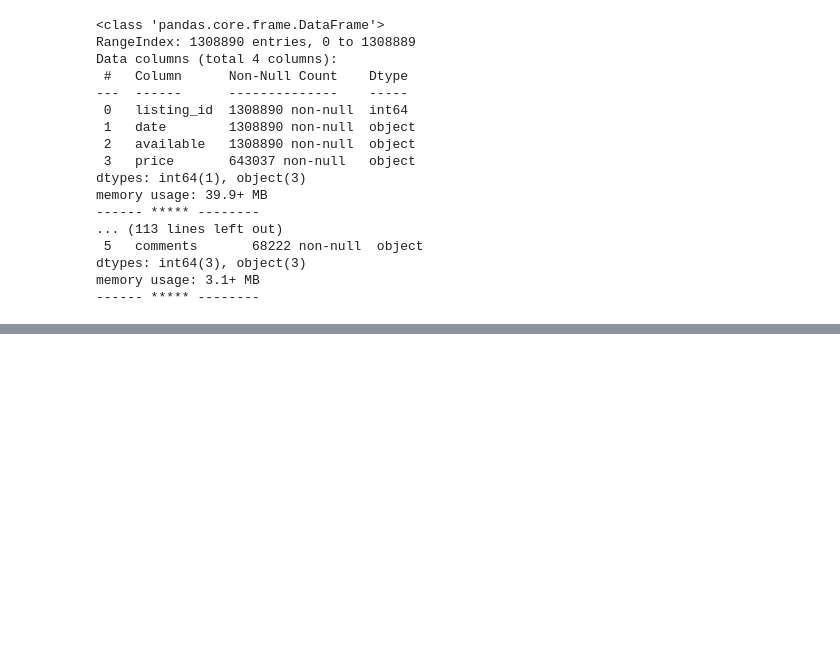
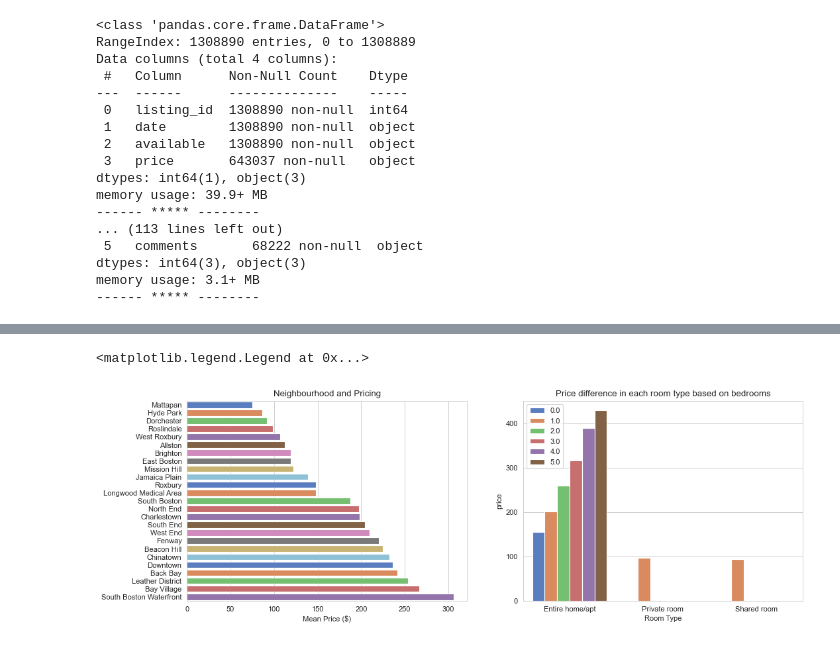
Before and after one commit to williswangy/data_science_project1_housing_predict, a Jupyter notebook: boston_housing.ipynb, the cells around one changed output, grey strips where cells are left out. Cells and saved outputs as stored; diff of their text form; code cells hidden in the pictures; blank space fills up the shorter version.

```diff
--- a/boston_housing.ipynb
+++ b/boston_housing.ipynb
@@ -85,0 +285,30 @@ cat_df.shape[1]
+# %%
+fig, axs = plt.subplots(1, 2, figsize=(15, 5), dpi=80)
+sns.set_style(style="whitegrid")
+sns.color_palette("husl", 9)
+# Neighbourhoods
+neighbourhoods = price_dataset.groupby('neighbourhood_cleansed').agg(
+    {
+        'price': np.mean
+    }
+).reset_index()
+sns.barplot(
+    x='price', y='neighbourhood_cleansed',
+    data=neighbourhoods.sort_values('price'),
+    orient='h',
+    palette='muted',
+    ax=axs[0]
+)
+axs[0].set_title('Neighbourhood and Pricing')
+axs[0].set_xlabel('Mean Price ($)')
+axs[0].set_ylabel('')
+
+sns.barplot(x="room_type", y="price", hue= 'bedrooms', data= df_roomtype,
+            palette= 'muted', ax=axs[1])
+
+axs[1].set_title('Price difference in each room type based on bedrooms')
+axs[1].set_xlabel('Room Type')
+axs[1].legend()
+# %% [output]
+<matplotlib.legend.Legend at 0x...>
+[figure, added]
```
Also changed, not shown: parts of 38 cells of this notebook.
